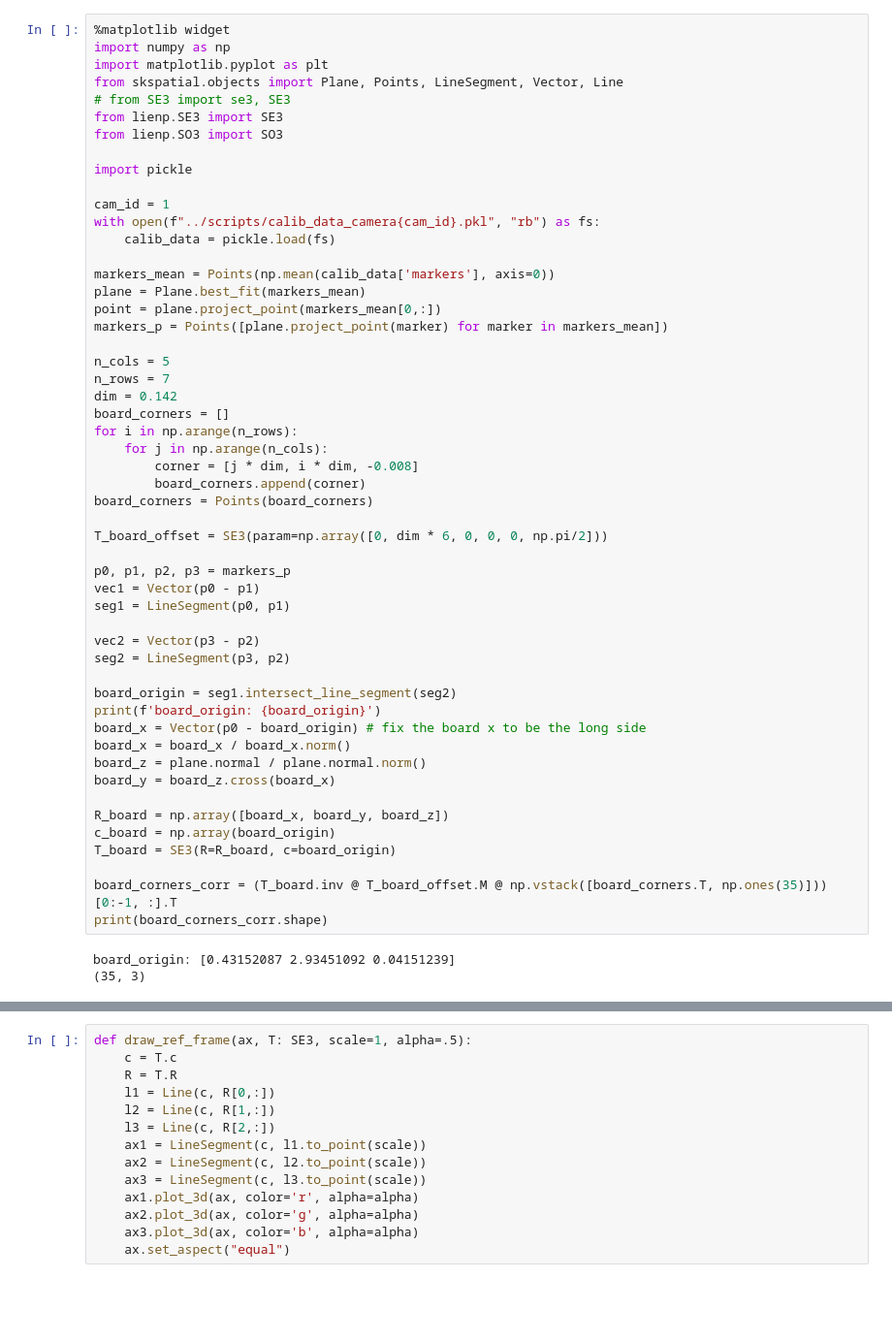
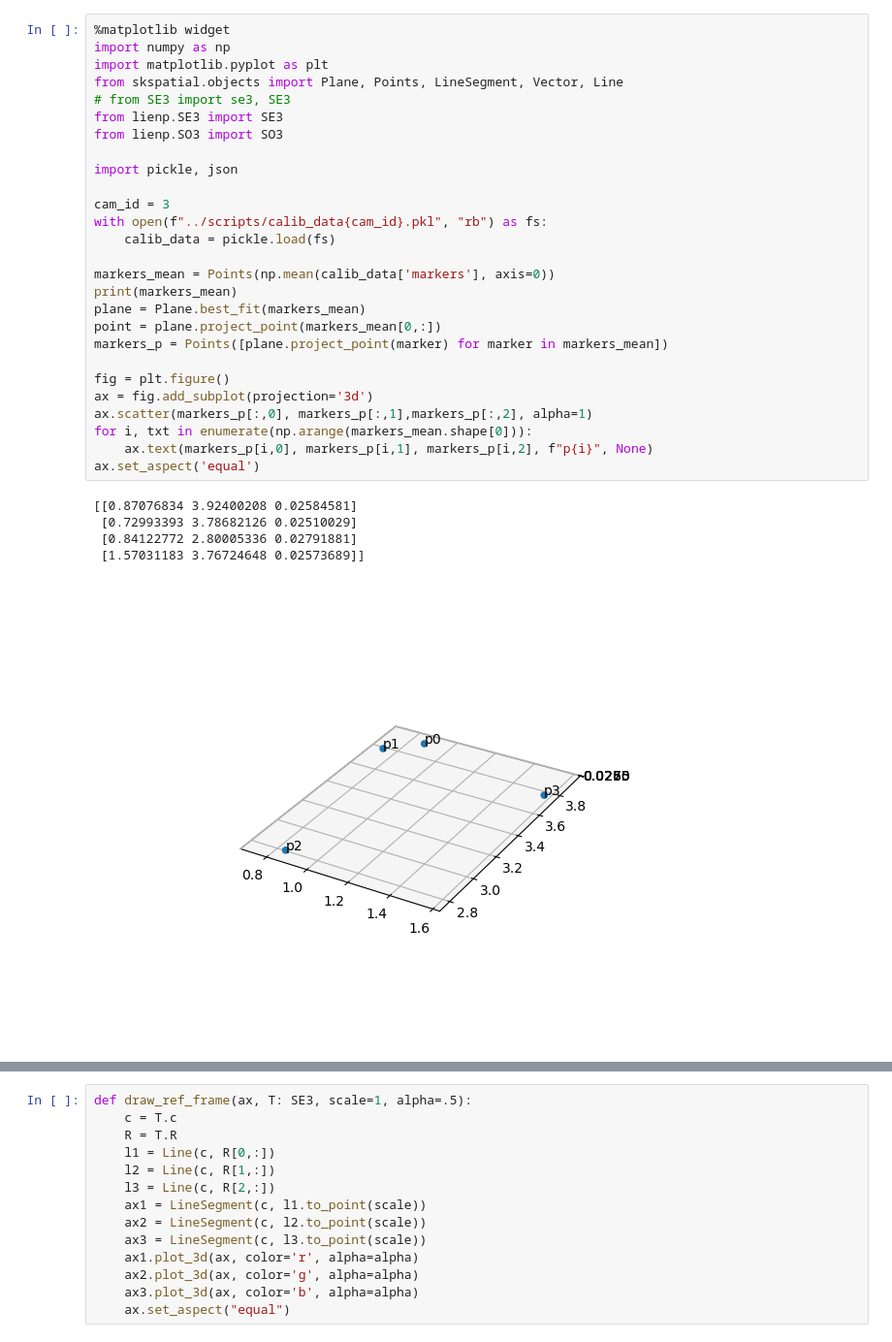
Before and after one commit to melodylylin/mocap_camera, a Jupyter notebook: notebooks/charuco_ex_calib.ipynb, the cells around one changed output, grey strips where cells are left out. Shown: that part at 97% size. Saved outputs shown, nothing was run; the diff lists cells and outputs as text; blank space fills up the shorter version.

```diff
--- a/notebooks/charuco_ex_calib.ipynb
+++ b/notebooks/charuco_ex_calib.ipynb
@@ -1,55 +1,33 @@
 # %%
 %matplotlib widget
 import numpy as np
 import matplotlib.pyplot as plt
 from skspatial.objects import Plane, Points, LineSegment, Vector, Line
 # from SE3 import se3, SE3
 from lienp.SE3 import SE3
 from lienp.SO3 import SO3
 
-import pickle
+import pickle, json
 
-cam_id = 1
-with open(f"../scripts/calib_data_camera{cam_id}.pkl", "rb") as fs:
+cam_id = 3
+with open(f"../scripts/calib_data{cam_id}.pkl", "rb") as fs:
     calib_data = pickle.load(fs)
 
 markers_mean = Points(np.mean(calib_data['markers'], axis=0))
+print(markers_mean)
 plane = Plane.best_fit(markers_mean)
 point = plane.project_point(markers_mean[0,:])
 markers_p = Points([plane.project_point(marker) for marker in markers_mean])
 
-n_cols = 5
-n_rows = 7
-dim = 0.142
-board_corners = []
-for i in np.arange(n_rows):
-    for j in np.arange(n_cols):
-        corner = [j * dim, i * dim, -0.008]
-        board_corners.append(corner)
-board_corners = Points(board_corners)
-
-T_board_offset = SE3(param=np.array([0, dim * 6, 0, 0, 0, np.pi/2]))
-
-p0, p1, p2, p3 = markers_p
-vec1 = Vector(p0 - p1)
-seg1 = LineSegment(p0, p1)
-
-vec2 = Vector(p3 - p2)
-seg2 = LineSegment(p3, p2)
-
-board_origin = seg1.intersect_line_segment(seg2)
-print(f'board_origin: {board_origin}')
-board_x = Vector(p0 - board_origin) # fix the board x to be the long side
-board_x = board_x / board_x.norm()
-board_z = plane.normal / plane.normal.norm()
-board_y = board_z.cross(board_x)
-
-R_board = np.array([board_x, board_y, board_z])
-c_board = np.array(board_origin)
-T_board = SE3(R=R_board, c=board_origin)
-
-board_corners_corr = (T_board.inv @ T_board_offset.M @ np.vstack([board_corners.T, np.ones(35)]))[0:-1, :].T
-print(board_corners_corr.shape)
+fig = plt.figure()
+ax = fig.add_subplot(projection='3d')
+ax.scatter(markers_p[:,0], markers_p[:,1],markers_p[:,2], alpha=1)
+for i, txt in enumerate(np.arange(markers_mean.shape[0])):
+    ax.text(markers_p[i,0], markers_p[i,1], markers_p[i,2], f"p{i}", None)
+ax.set_aspect('equal')
 # %% [output]
-board_origin: [0.43152087 2.93451092 0.04151239]
-(35, 3)
+[[0.87076834 3.92400208 0.02584581]
+ [0.72993393 3.78682126 0.02510029]
+ [0.84122772 2.80005336 0.02791881]
+ [1.57031183 3.76724648 0.02573689]]
+[figure, added]
```
Also changed, not shown: parts of 7 cells of this notebook.
